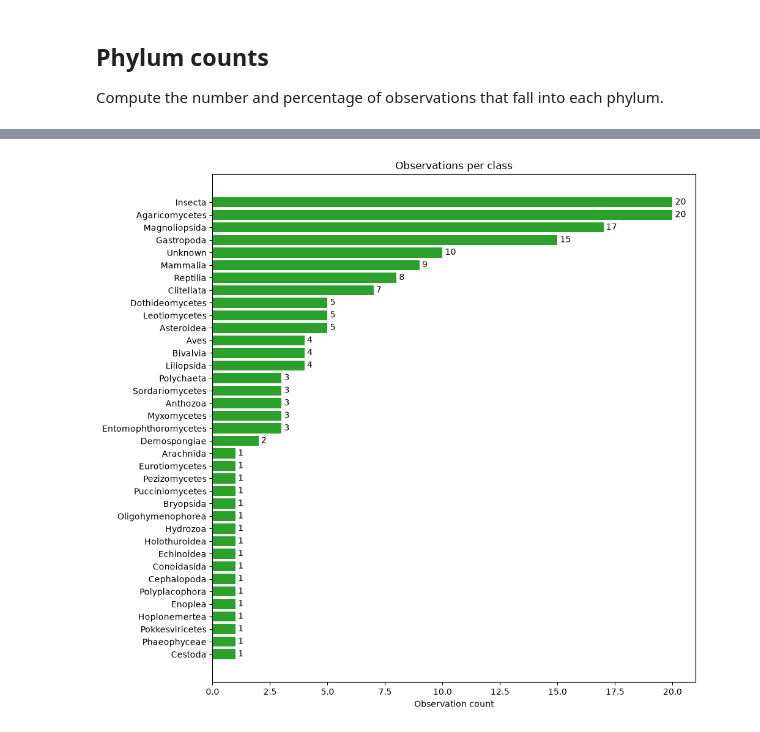
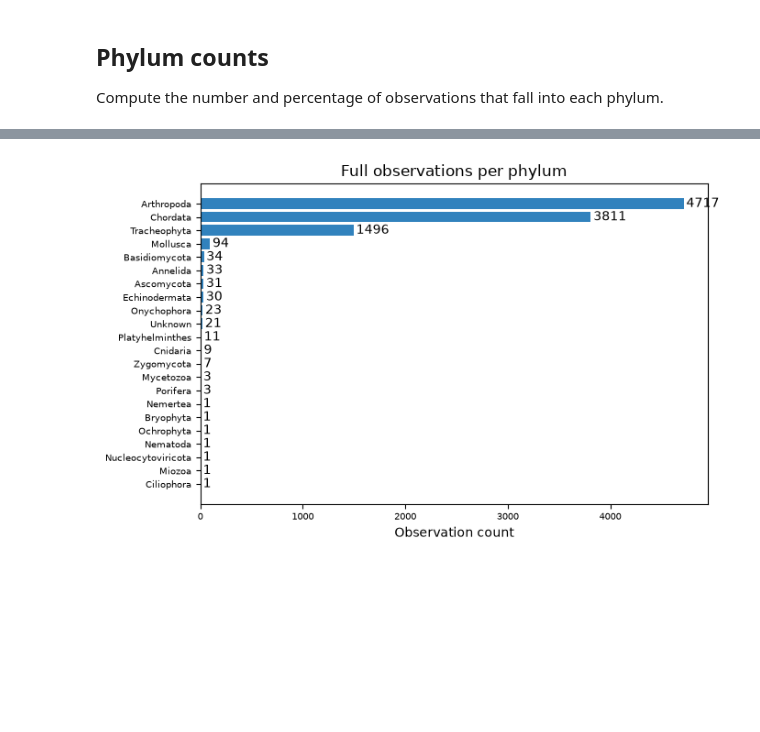
Before and after one commit to mbhoop/alt_text_generator, a Jupyter notebook: notebooks/sample_generator.ipynb, the cells around one changed output, grey strips where cells are left out. Saved outputs shown, nothing was run; the diff lists cells and outputs as text; code cells hidden in the pictures; blank space fills up the shorter version.

```diff
--- a/notebooks/sample_generator.ipynb
+++ b/notebooks/sample_generator.ipynb
@@ -68,0 +59,3 @@ memory usage: 5.5 MB
+# %%
+df = load_data('../data/dataset.csv')
+df.info()
@@ -352,22 +83,0 @@ plt.tight_layout()
-# %%
-import pandas as pd
-from pathlib import Path
-import matplotlib.pyplot as plt
-
-# load_data('sample_3x.csv')
-dataset_path = None
-for candidate in (
-    Path('sample_3x.csv'),
-):
-    if candidate.exists():
-        dataset_path = candidate
-        break
-if dataset_path is None:
-    raise FileNotFoundError('outputs/sample_3x.csv not found; run the phylum sampling cell first.')
-
-df = pd.read_csv(dataset_path)
-
-print(
-    f'Read {len(df):,} rows and {len(df.columns)} columns from {dataset_path}.',
-)
-df.head(3)
@@ -449,14 +84,4 @@ class_counts
-# %%
-def class_chart():
-    fig, ax = plt.subplots(figsize=(10, max(4, len(class_counts) * 0.25)))
-    bars = ax.barh(class_counts['taxon_class'], class_counts['count'], color='#2ca02c')
-    ax.set_xlabel('Observation count')
-    ax.set_title('Observations per class')
-    ax.invert_yaxis()
-    ax.bar_label(bars, fmt='%d', padding=3)
-    plt.tight_layout()
-
-class_chart()
-# fig
-# %% [output]
-[figure, removed]
+# %%
+phylum_report(df, "Full")
+# %% [output]
+[figure, added]
```
Also changed, not shown: parts of 44 cells of this notebook, 23 other files.
